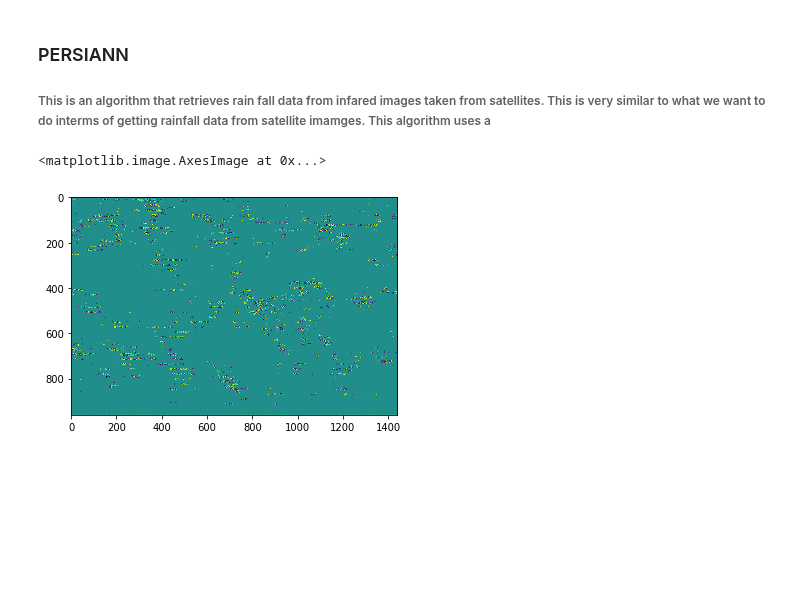
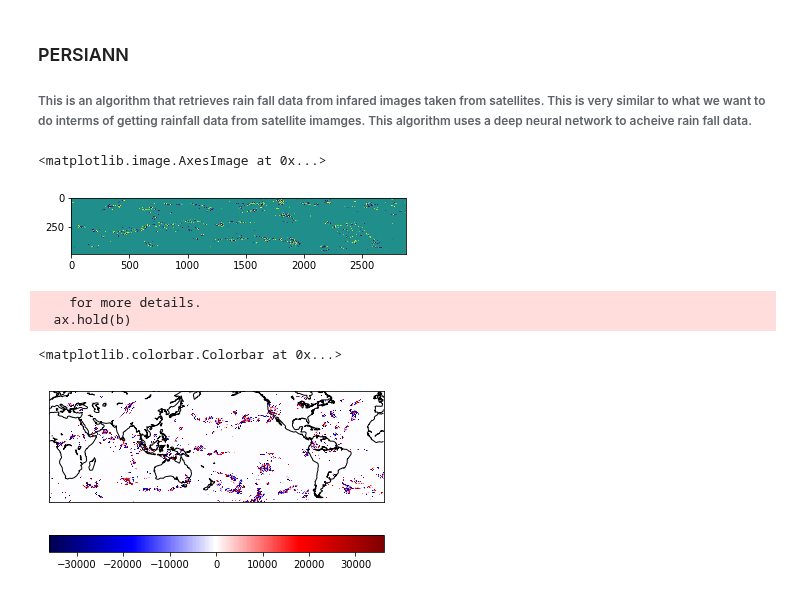
Before and after one commit to yuanzhou15/capstone-weather, a Jupyter notebook: yuan/notebooks/Persiann.ipynb, the cells around one changed output. Drawn from its saved outputs; the diff is of its cells as text; code cells hidden in the pictures; blank space fills up the shorter version.

Commit message:
edited notebook for persiann data and weekly report

```diff
--- a/yuan/notebooks/Persiann.ipynb
+++ b/yuan/notebooks/Persiann.ipynb
@@ -1,7 +1,7 @@
 # %% [markdown]
 ### PERSIANN
 
-###### This is an algorithm that retrieves rain fall data from infared images taken from satellites. This is very similar to what we want to do interms of getting rainfall data from satellite imamges. This algorithm uses a
+###### This is an algorithm that retrieves rain fall data from infared images taken from satellites. This is very similar to what we want to do interms of getting rainfall data from satellite imamges. This algorithm uses a deep neural network to acheive rain fall data.
 # %%
 import numpy as np
 from matplotlib import pylab as plt
@@ -9,10 +9,29 @@ f = open('m6s4rr1300100.bin', 'r')
 # %%
 A = np.fromfile('m6s4rr1800100.bin', dtype='int16', sep="")
 # %%
-A = A.reshape([960, 1440])
+A = A.reshape([480, 2880])
 plt.imshow(A)
 # %% [output]
 <matplotlib.image.AxesImage at 0x...>
-[figure, old version]
+[figure, new version]
 # %%
 from mpl_toolkits.basemap import Basemap
+# %%
+lat_min = -60
+lat_max = 60
+lon_min = 0
+lon_max = 360
+m = Basemap(llcrnrlon=lon_min,
+            llcrnrlat=lat_min,
+            urcrnrlon=lon_max,
+            urcrnrlat=lat_max,
+            lat_0=(lat_max - lat_min)/2,
+            lon_0=(lon_max-lon_min)/2)
+m.drawcoastlines()
+m.imshow(A, cmap='seismic')
+plt.colorbar(orientation='horizontal')
+# %% [output]
+    for more details.
+  ax.hold(b)
+<matplotlib.colorbar.Colorbar at 0x...>
+[figure, added]
```
Also changed, not shown: parts of 2 cells of this notebook, 2 other files.
